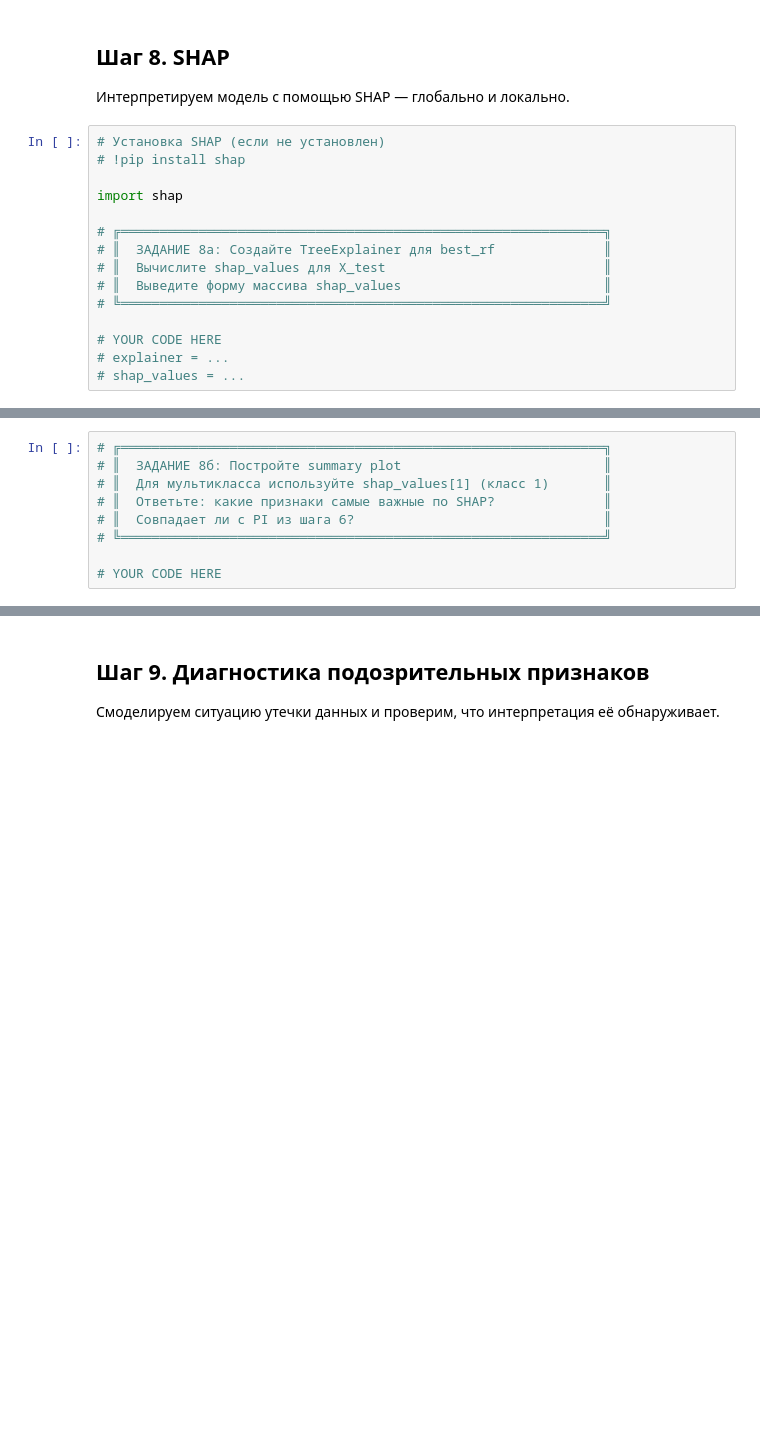
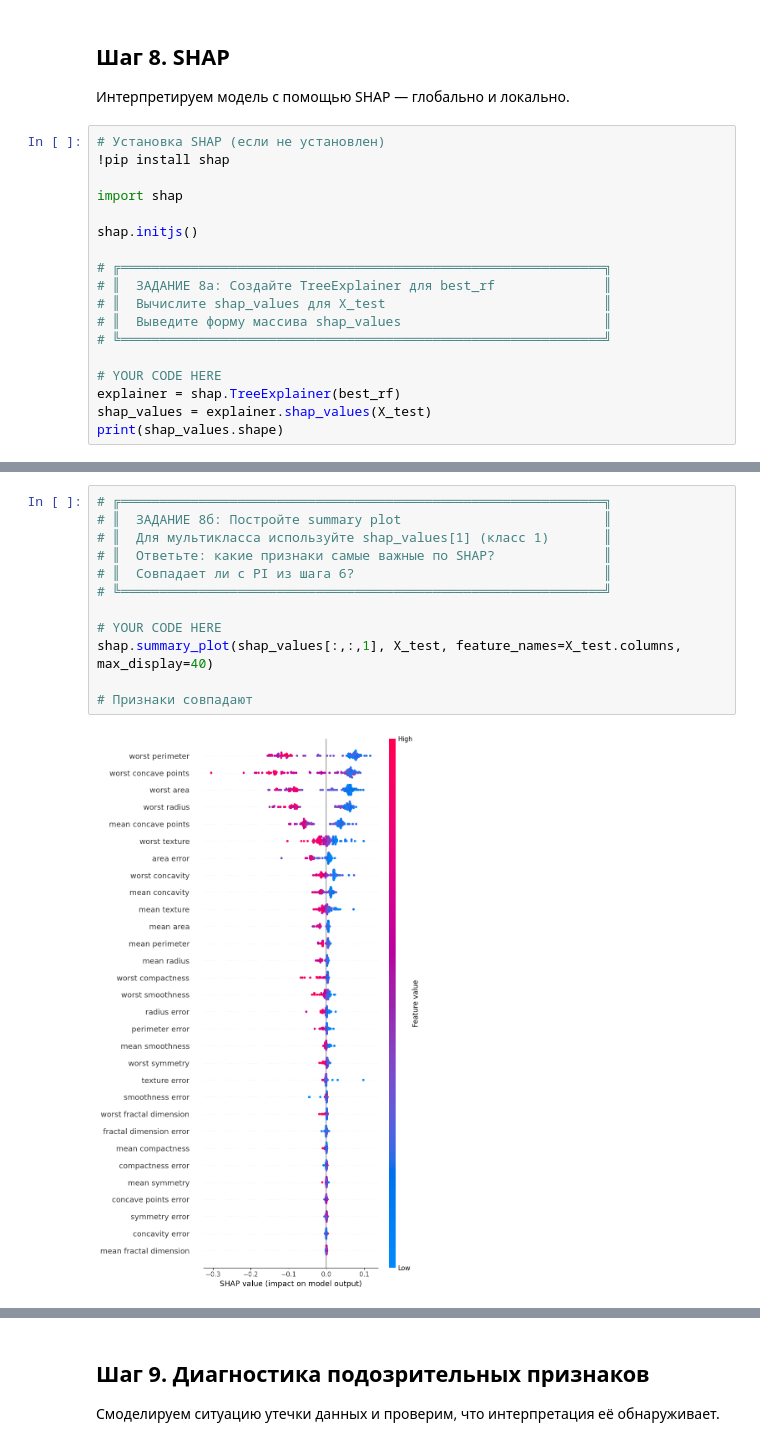
Before and after one commit to Xivalor/ml-course-homeworks, a Jupyter notebook: hw10_interpretation/hp_interp_practice_student.ipynb, the cells around one changed output, grey strips where cells are left out. Saved outputs shown, nothing was run; the diff lists cells and outputs as text; blank space fills up the shorter version.

```diff
--- a/hw10_interpretation/hp_interp_practice_student.ipynb
+++ b/hw10_interpretation/hp_interp_practice_student.ipynb
@@ -391,9 +391,11 @@ plt.show()
 Интерпретируем модель с помощью SHAP — глобально и локально.
 # %%
 # Установка SHAP (если не установлен)
-# !pip install shap
+!pip install shap
 
 import shap
+
+shap.initjs()
 
 # ╔══════════════════════════════════════════════════════════════╗
 # ║  ЗАДАНИЕ 8а: Создайте TreeExplainer для best_rf              ║
@@ -402,5 +404,6 @@ import shap
 # ╚══════════════════════════════════════════════════════════════╝
 
 # YOUR CODE HERE
-# explainer = ...
-# shap_values = ...
+explainer = shap.TreeExplainer(best_rf)
+shap_values = explainer.shap_values(X_test)
+print(shap_values.shape)
@@ -407,12 +428,17 @@ import shap
 # %%
 # ╔══════════════════════════════════════════════════════════════╗
 # ║  ЗАДАНИЕ 8б: Постройте summary plot                          ║
 # ║  Для мультикласса используйте shap_values[1] (класс 1)       ║
 # ║  Ответьте: какие признаки самые важные по SHAP?              ║
 # ║  Совпадает ли с PI из шага 6?                                ║
 # ╚══════════════════════════════════════════════════════════════╝
 
 # YOUR CODE HERE
+shap.summary_plot(shap_values[:,:,1], X_test, feature_names=X_test.columns, max_display=40)
+
+# Признаки совпадают
+# %% [output]
+[figure, added]
 # %%
 # ╔══════════════════════════════════════════════════════════════╗
 # ║  ЗАДАНИЕ 8в: Найдите объект, на котором модель ошиблась      ║
```
Also changed, not shown: parts of 8 cells of this notebook.
